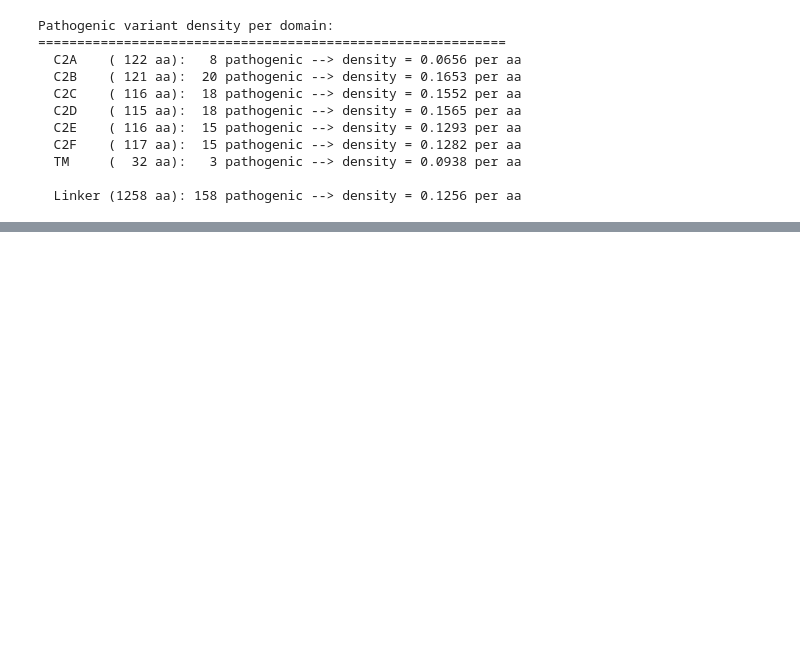
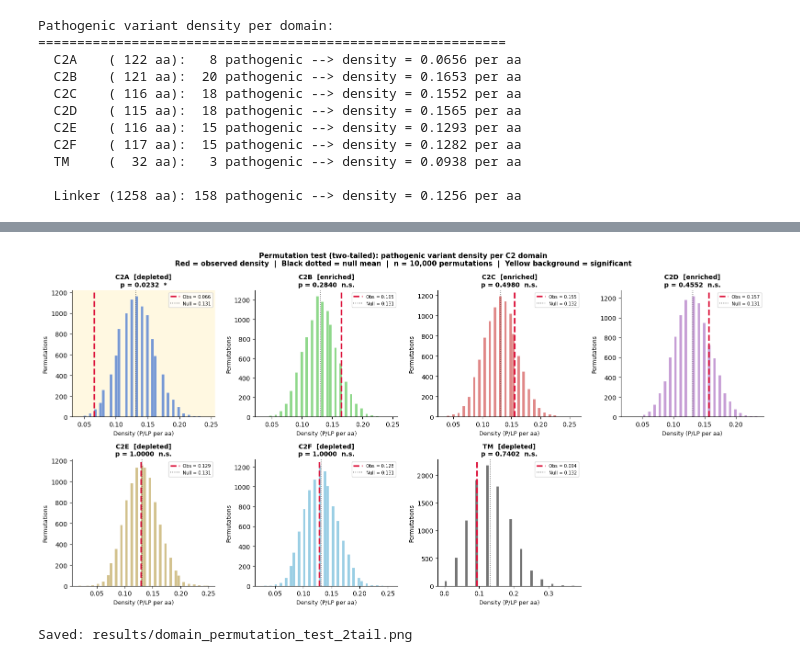
Before and after one commit to matteopira/otof-variants-integrated-analysis, a Jupyter notebook: notebooks/03-domain-mapping.ipynb, the cells around one changed output, grey strips where cells are left out. Cells and saved outputs as stored; diff of their text form; code cells hidden in the pictures; blank space fills up the shorter version.

```diff
--- a/notebooks/03-domain-mapping.ipynb
+++ b/notebooks/03-domain-mapping.ipynb
@@ -222,0 +464,55 @@ Pathogenic variant density per domain:
+# %%
+# Figure: two-tailed permutation test distributions with direction annotation
+
+fig, axes = plt.subplots(2, 4, figsize=(16, 8))
+axes = axes.flatten()
+
+domain_colors = {
+    "C2A": "#4878d0", "C2B": "#6acc65", "C2C": "#d65f5f",
+    "C2D": "#b47cc7", "C2E": "#c4ad66", "C2F": "#77bedb", "TM": "#444444"
+}
+
+for i, row in enumerate(results_2tail):
+    d     = row["Domain"]
+    ax    = axes[i]
+    perm  = perm_densities[d]
+    obs_d = row["Obs_density"]
+    p2    = row["p_twotail"]
+    direc = row["Direction"]
+    sig   = row["Significance"]
+
+    ax.hist(perm, bins=50, color=domain_colors[d],
+            alpha=0.75, edgecolor="white", linewidth=0.3)
+    ax.axvline(obs_d, color="crimson", linewidth=2.5,
+               linestyle="--", label=f"Obs = {obs_d:.3f}")
+    ax.axvline(float(np.mean(perm)), color="black", linewidth=1.2,
+               linestyle=":", alpha=0.6, label=f"Null = {float(np.mean(perm)):.3f}")
+
+    p_label = f"p = {p2:.4f}" if p2 > 0.0001 else "p < 0.0001"
+    title   = f"{d}  [{direc}]\n{p_label}  {sig}"
+    ax.set_title(title, fontsize=10, fontweight="bold")
+    ax.set_xlabel("Density (P/LP per aa)", fontsize=9)
+    ax.set_ylabel("Permutations", fontsize=9)
+    ax.legend(fontsize=7)
+    ax.spines[["top", "right"]].set_visible(False)
+
+    # Highlight significant domains
+    if sig != "n.s.":
+        ax.patch.set_facecolor("#fff8e1")
+
+axes[7].set_visible(False)
+
+fig.suptitle(
+    "Permutation test (two-tailed): pathogenic variant density per C2 domain\n"
+    "Red = observed density  |  Black dotted = null mean  |  "
+    "n = 10,000 permutations  |  Yellow background = significant",
+    fontsize=11, fontweight="bold"
+)
+plt.tight_layout()
+plt.savefig("../results/domain_permutation_test_2tail.png",
+            dpi=300, bbox_inches="tight")
+plt.show()
+print("Saved: results/domain_permutation_test_2tail.png")
+# %% [output]
+[figure, added]
+Saved: results/domain_permutation_test_2tail.png
```
Also changed, not shown: parts of 7 cells of this notebook, 20 other files.
